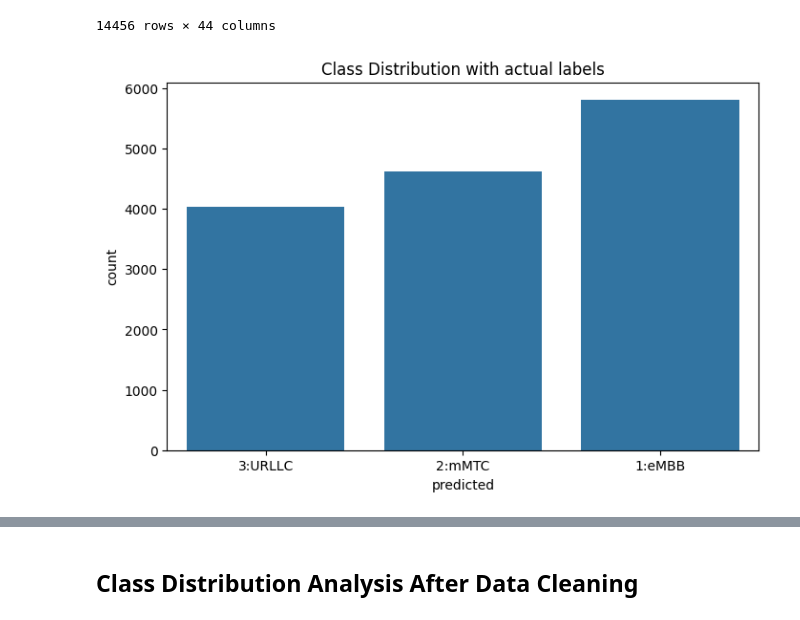
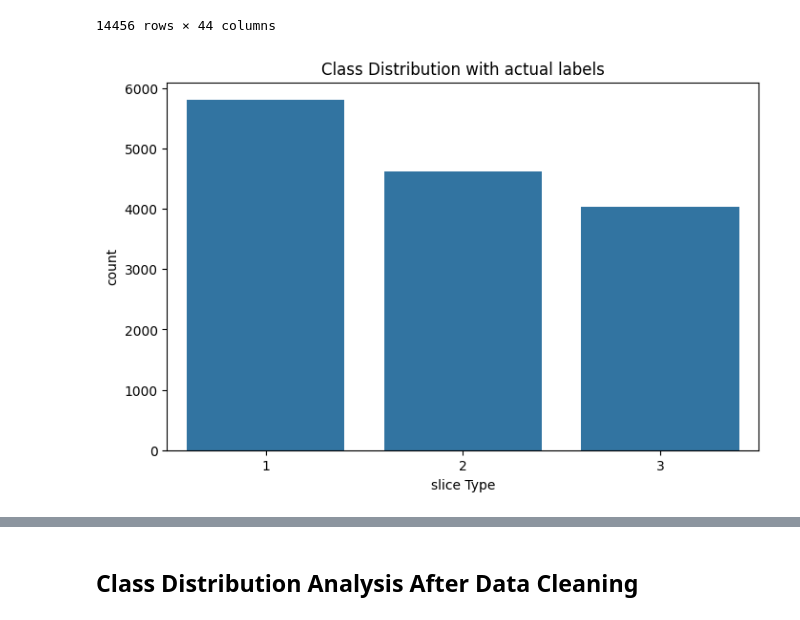
Before and after one commit to sujeshpadhi91/Network-Slicing-with-ML, a Jupyter notebook: Notebooks/Exp10 - Data_Preprocessing.ipynb, the cells around one changed output, grey strips where cells are left out. Saved outputs shown, nothing was run; the diff lists cells and outputs as text; code cells hidden in the pictures.

```diff
--- a/Notebooks/Exp10 - Data_Preprocessing.ipynb
+++ b/Notebooks/Exp10 - Data_Preprocessing.ipynb
@@ -161,11 +189,11 @@ data
 # %%
 # Class Distribution Analysis after removing empty columns
 plt.figure(figsize=(8, 5))
-sns.countplot(x=data['predicted'])
+sns.countplot(x=data['slice Type'])
 plt.title('Class Distribution with actual labels')
 plt.show()
 # %% [output]
-[figure, old version]
+[figure, new version]
 # %%
 # Check for missing values (NaN)
 missing_values = data.isna().sum()
```
Also changed, not shown: parts of 34 cells of this notebook, 1 other file.
